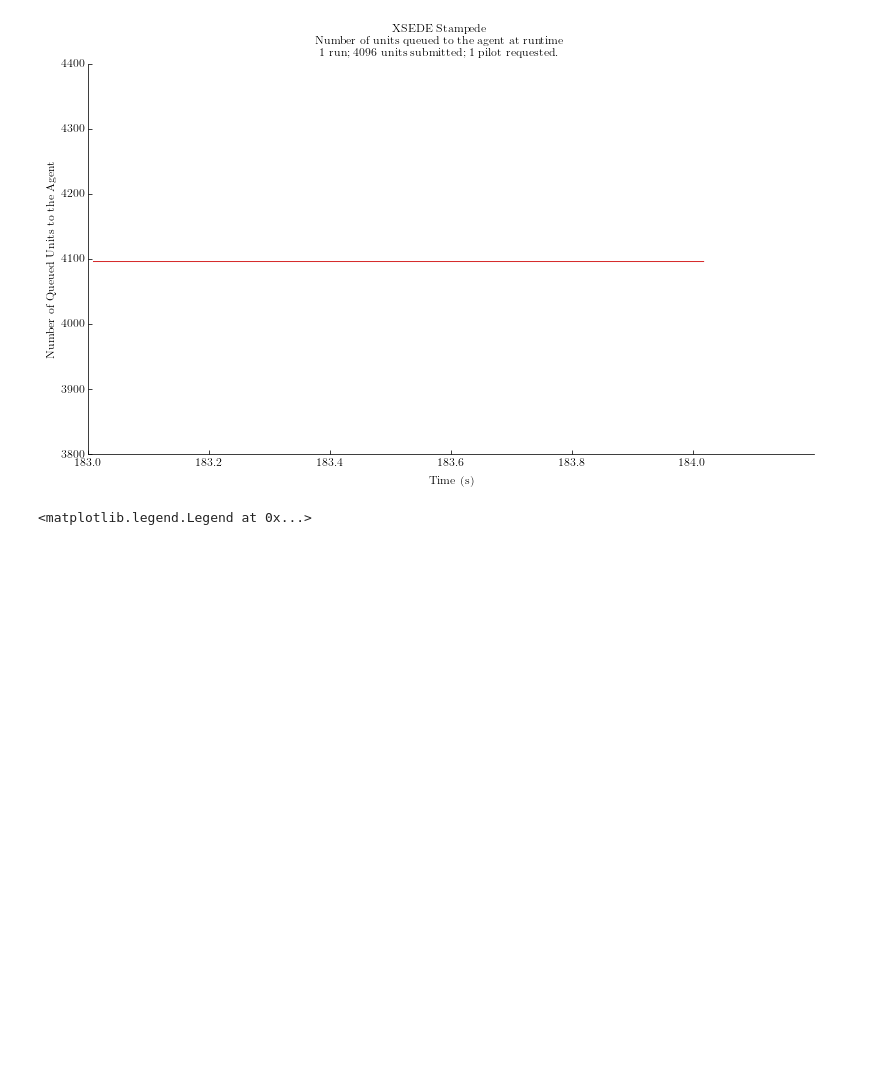
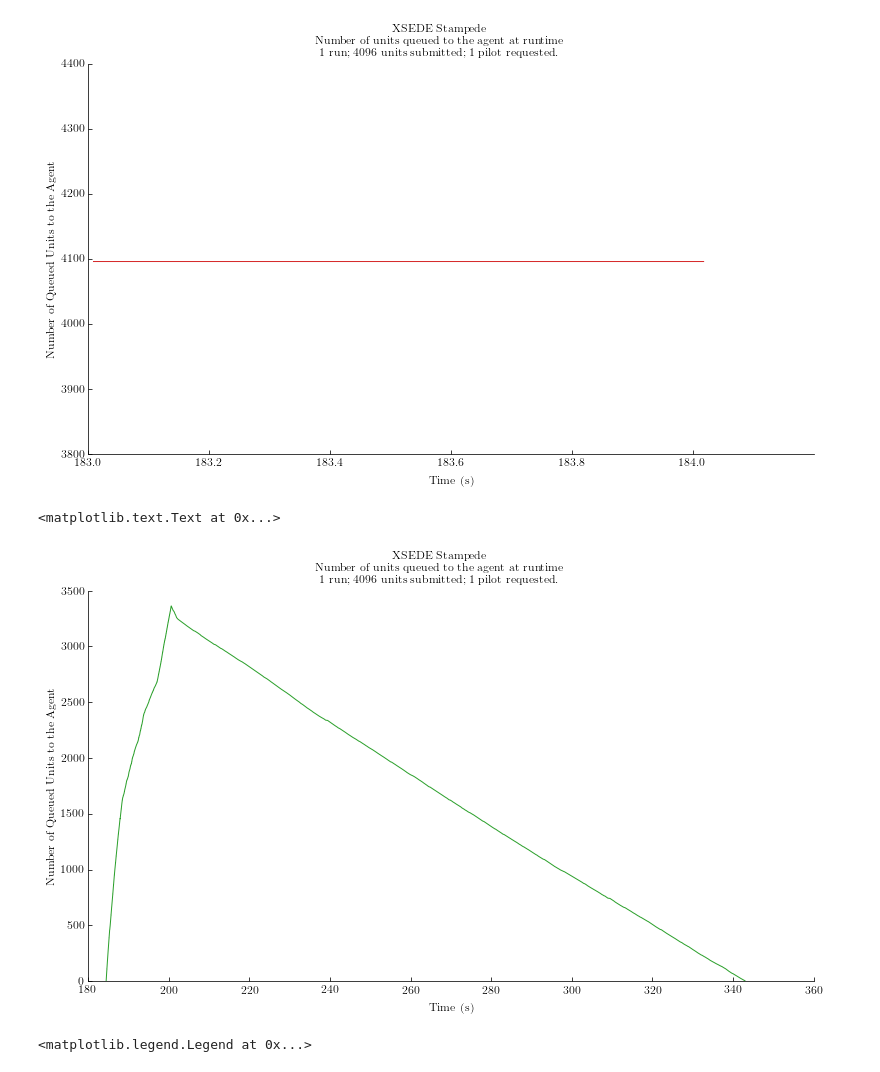
Before and after one commit to radical-experiments/rp-paper, a Jupyter notebook: analysis/rp_paper_experiments.ipynb, the cells around one changed output. Saved outputs shown, nothing was run; the diff lists cells and outputs as text; code cells hidden in the pictures; blank space fills up the shorter version.

Commit message:
Concurrency for: CU queuing to agent

```diff
--- a/analysis/rp_paper_experiments.ipynb
+++ b/analysis/rp_paper_experiments.ipynb
@@ -307,6 +307,27 @@ plt.ylabel('Number of Queued Units to the Agent')
 # %% [output]
 <matplotlib.text.Text at 0x...>
 [figure]
+# %%
+fig, ax = fig_setup()
+
+title='XSEDE Stampede\n'+\
+'Number of units queued to the agent at runtime\n'+\
+'1 run; 4096 units submitted; 1 pilot requested.'
+fig.suptitle(title)
+
+# Plot concurrent active units
+scu = sras[4096][3].concurrency(state=['AGENT_EXECUTING_PENDING', 'AGENT_EXECUTING'])
+x = [item[0] for item in scu]
+y = [item[1] for item in scu]
+ax.plot(x, y, color=tableau20[4])
+
+plt.xlabel('Time (s)')
+plt.ylabel('Number of Queued Units to the Agent')
+
+# plt.savefig('figures/osg_nactive-concurrent-pilots_64.pdf', dpi=600, bbox_inches='tight')
+# %% [output]
+<matplotlib.text.Text at 0x...>
+[figure, added]
 # %%
 fig, ax = fig_setup()
 
```
